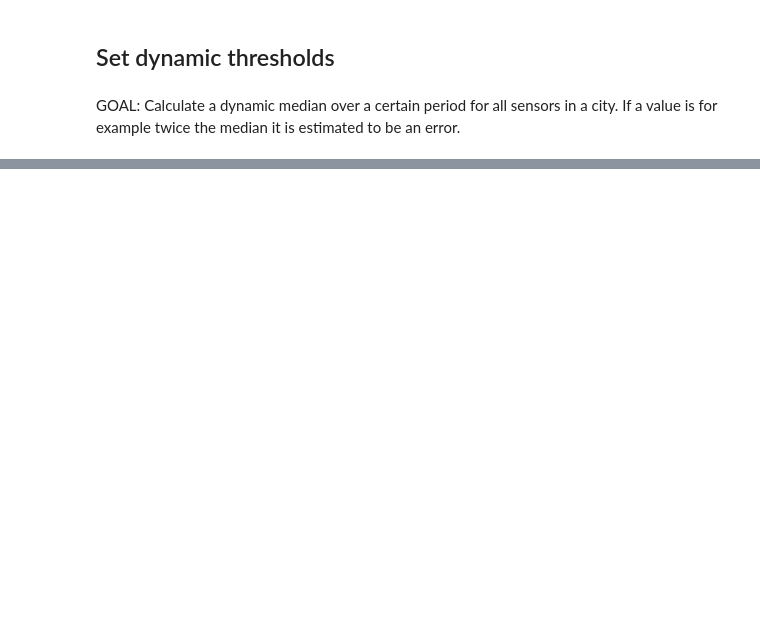
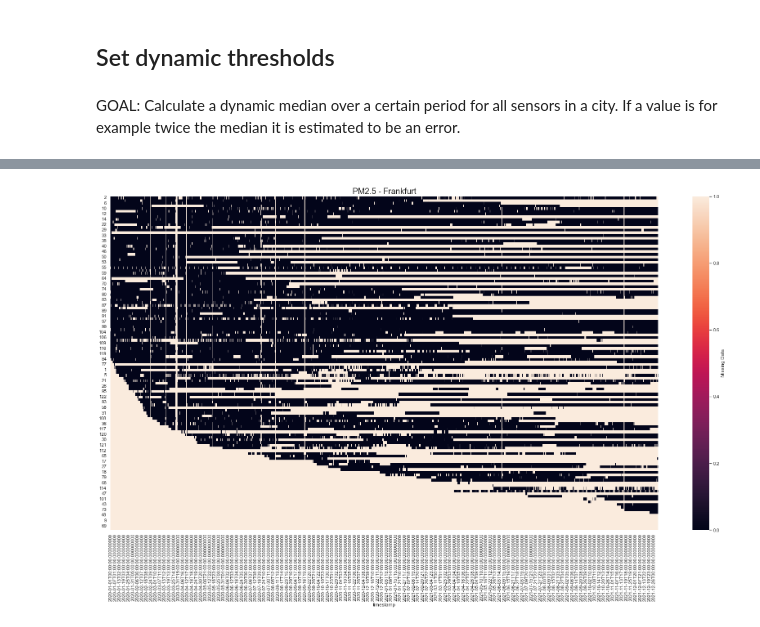
Before and after one commit to j-herbig/air-pollution, a Jupyter notebook: notebooks/EDA.ipynb, the cells around one changed output, grey strips where cells are left out. Saved outputs shown, nothing was run; the diff lists cells and outputs as text; code cells hidden in the pictures; blank space fills up the shorter version.

```diff
--- a/notebooks/EDA.ipynb
+++ b/notebooks/EDA.ipynb
@@ -459,0 +859,7 @@ GOAL: Calculate a dynamic median over a certain period for all sensors in a city
+# %%
+# plot missing values per id for PM2.5 in Frankfurt
+plt.figure(figsize=(30, 15))
+g = sns.heatmap(df_missing_values_frankfurt_pm2p5.isna().T, cbar_kws={'label': 'Missing Data'})
+g.set_title('PM2.5 - Frankfurt', fontsize=20);
+# %% [output]
+[figure, added]
```
Also changed, not shown: parts of 41 cells of this notebook.
